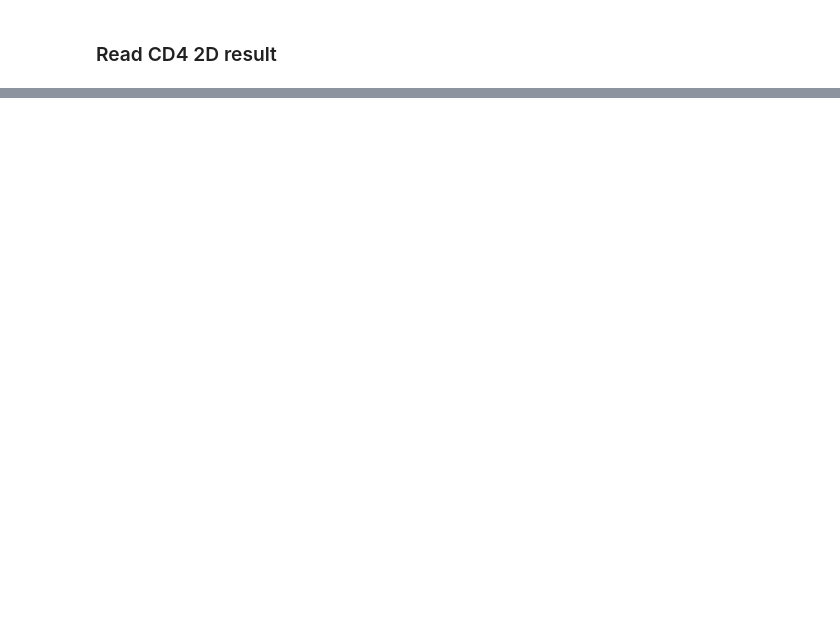
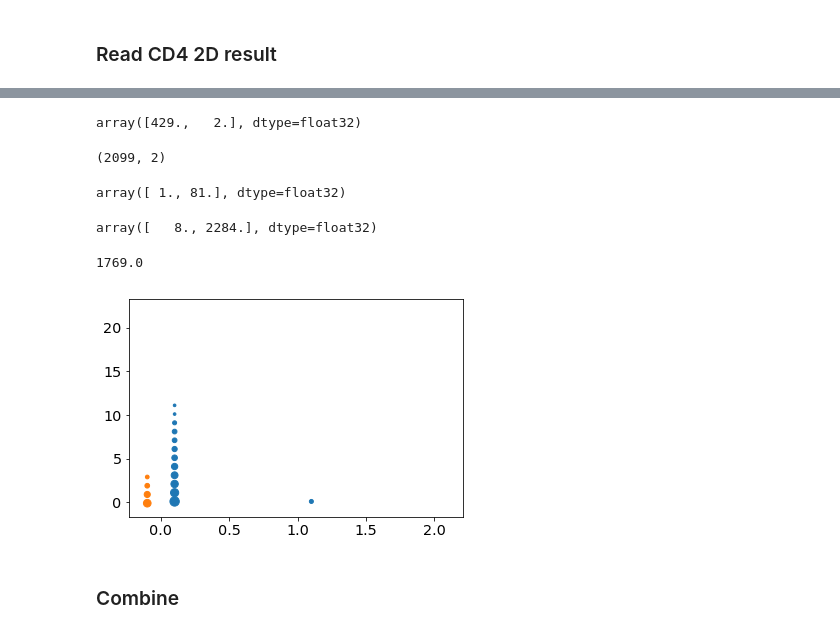
Before and after one commit to yelabucsf/scrna-parameter-estimation, a Jupyter notebook: examples/interferon_stimulation/interferon_cd4_2d_analysis_notebook.ipynb, the cells around one changed output, grey strips where cells are left out. Saved outputs shown, nothing was run; the diff lists cells and outputs as text; code cells hidden in the pictures; blank space fills up the shorter version.

```diff
--- a/examples/interferon_stimulation/interferon_cd4_2d_analysis_notebook.ipynb
+++ b/examples/interferon_stimulation/interferon_cd4_2d_analysis_notebook.ipynb
@@ -46,0 +45,2 @@ data_path = '/wynton/group/ye/mincheol/parameter_estimation/'
+# %%
+data_path = '/data/parameter_estimation/'
@@ -47,3 +49,11 @@ data_path = '/wynton/group/ye/mincheol/parameter_estimation/'
+# %%
+def plot_2d_discrete(data, size_multiplier=10, offset=0.0):
+    """ Plotting discrete 2D data according to the frequency. """
+
+    df = pd.DataFrame(data).groupby([0, 1]).size().reset_index(name='count')
+    df['log_count'] = np.log(df['count'])
+
+    plt.scatter(df[0]+offset, df[1]+offset, s=df['log_count']*size_multiplier)
 # %% [markdown]
 ### Read the IFN AnnData object
 # %%
@@ -58,0 +73,2 @@ cd4_adata = sc.read(data_path + 'cd4_cropseq_data/guide_singlets.h5ad')
+# %%
+cd4_adata.obs['target_regulator'] = cd4_adata.obs['guide1_cov'].apply(lambda x: x.split('.')[0])
@@ -397,0 +395,30 @@ plot_diff_corr(dc_result, corr_ci, moment_dict_1d, 'CD4 T cells', 'STAT3', 'IFI6
+# %%
+check_ko.sum(axis=0)
+# %% [output]
+array([429.,   2.], dtype=float32)
+# %%
+check_ko.shape
+# %% [output]
+(2099, 2)
+# %%
+ko_data = cd4_adata[cd4_adata.obs.group == 'IRF1.132487119'][:, ['IRF8', 'HLA-DQB1']].X.toarray()
+wt_data = cd4_adata[cd4_adata.obs.group == 'WT'][:, ['IRF8', 'HLA-DQB1']].X.toarray()
+# %%
+ko_data.sum(axis=0)
+# %% [output]
+array([ 1., 81.], dtype=float32)
+# %%
+wt_data.sum(axis=0)
+# %% [output]
+array([   8., 2284.], dtype=float32)
+# %%
+ifn_adata[ifn_adata.obs.cell_type == 'CD4 T cells - stim'][:, 'IRF1'].X.sum()
+# %% [output]
+1769.0
+# %%
+plot_2d_discrete(wt_data, offset=0.1)
+plot_2d_discrete(ko_data, offset=-0.1)
+# %% [output]
+[figure, added]
+# %% [markdown]
+### Combine
```
Also changed, not shown: parts of 76 cells of this notebook, 8 other files.
